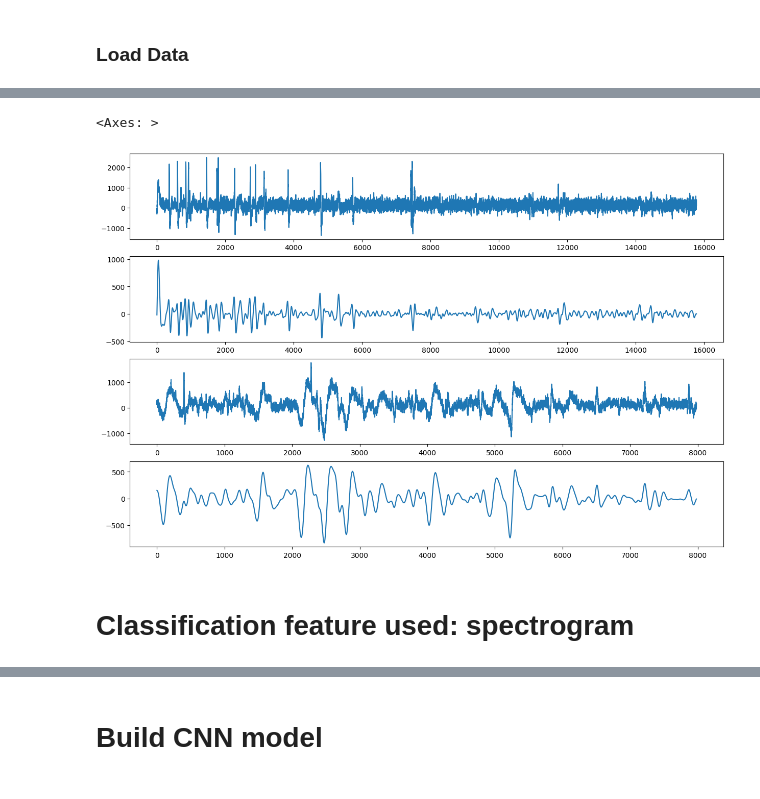
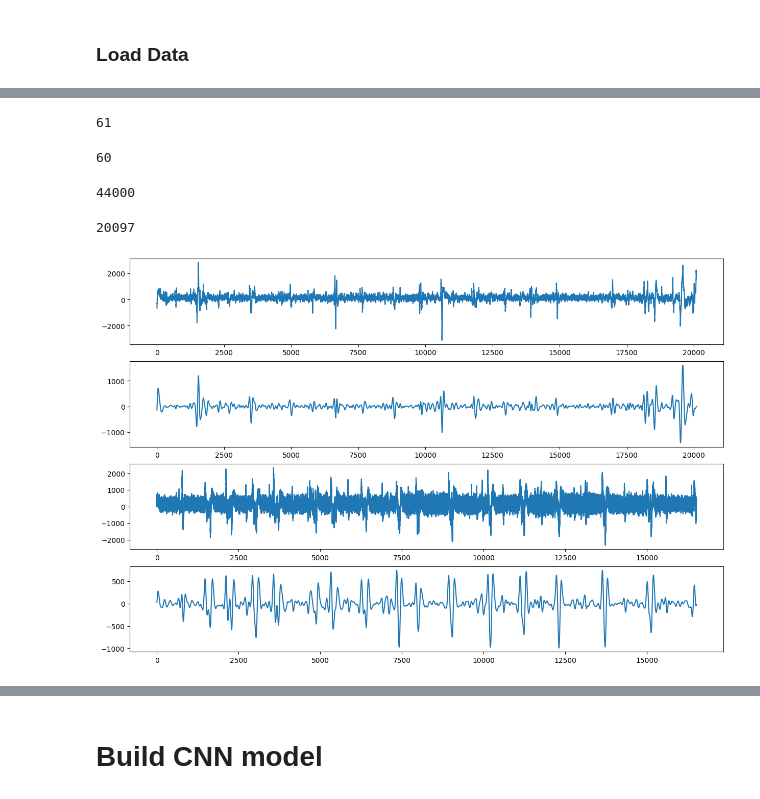
Before and after one commit to Bishara10/EEG-Classification, a Jupyter notebook: EEG_Classification.ipynb, the cells around one changed output, grey strips where cells are left out. Cells and saved outputs as stored; diff of their text form; code cells hidden in the pictures.

```diff
--- a/EEG_Classification.ipynb
+++ b/EEG_Classification.ipynb
@@ -97,20 +138,32 @@ preprocess_group(pathControl, file_names_control_dataset, outputPath + '/Control
+# %%
+len(dataADHD)
+# %% [output]
+61
+# %%
+len(dataControl)
+# %% [output]
+60
+# %%
+max_time_len
+# %% [output]
+44000
 # %%
 # Just a checkup on a random file and its processed counterpart
-df = pd.read_csv(pathADHD + file_names_adhd_dataset[0])
-df2 = pd.read_csv(outputPath + '/ADHD/' + file_names_adhd_dataset[0])
+df = pd.read_csv(pathADHD + file_names_adhd_dataset[6])
+df2 = pd.read_csv(outputPath + '/ADHD/' + file_names_adhd_dataset[6])
 
-dfControl = pd.read_csv(pathControl + file_names_control_dataset[0])
-dfControl2 = pd.read_csv(outputPath + '/Control/' + file_names_control_dataset[0])
+dfControl = pd.read_csv(pathControl + file_names_control_dataset[1])
+dfControl2 = pd.read_csv(outputPath + '/Control/' + file_names_control_dataset[1])
 
 fig, axes = plt.subplots(nrows=4, ncols=1, figsize=(15, 10))  # Adjust the figure size as necessary
 axes = axes.flatten()  # Flatten the 2D array of axes to simplify the iteration
 
 df['0'].plot(ax = axes[0])
 df2['0'].plot(ax = axes[1])
+
 dfControl['0'].plot(ax = axes[2])
 dfControl2['0'].plot(ax = axes[3])
+print(len(df['1']))
 # %% [output]
-<Axes: >
+20097
-[figure, old version]
+[figure, new version]
-# %% [markdown]
-# Classification feature used: spectrogram
```
Also changed, not shown: parts of 11 cells of this notebook.
